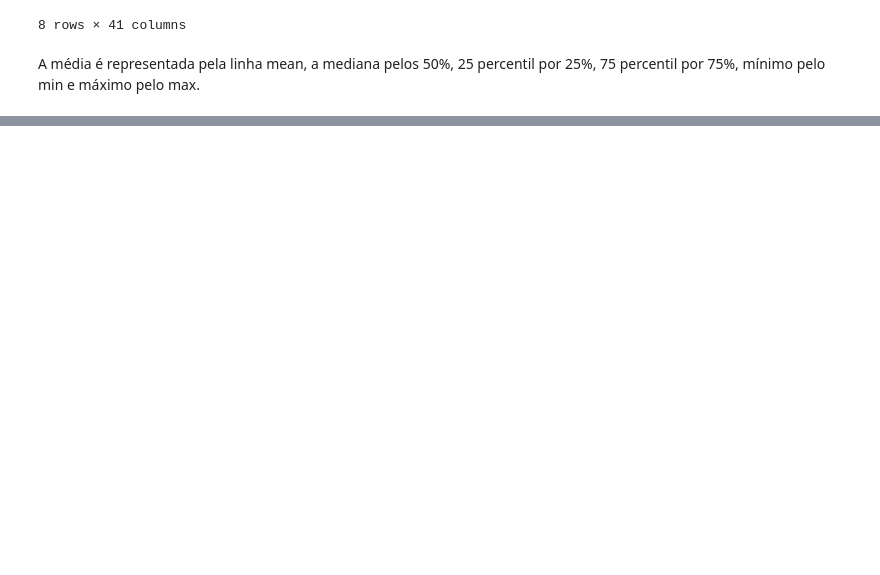
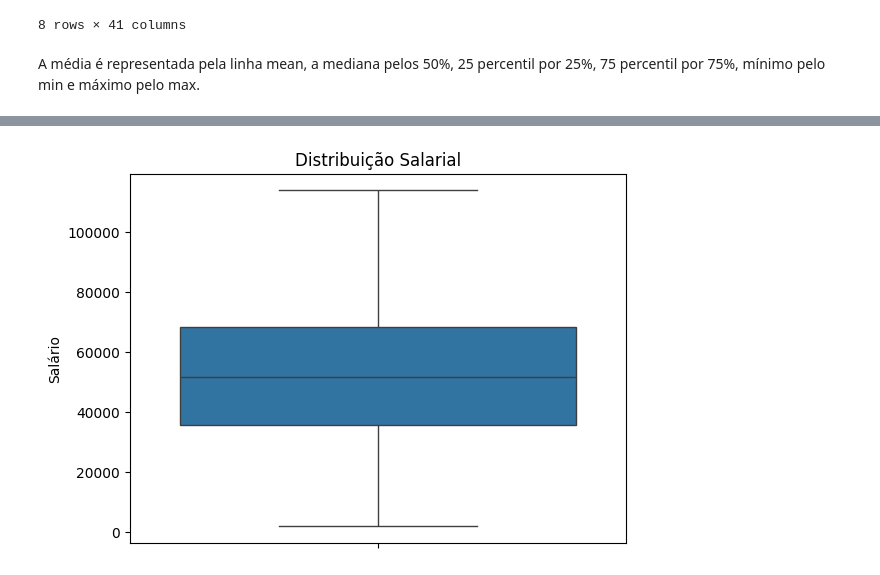
Before and after one commit to joaohsilva416/Desafio-Ifood, a Jupyter notebook: notebooks/Desafio Ifood.ipynb, the cells around one changed output, grey strips where cells are left out. Cells and saved outputs as stored; diff of their text form; code cells hidden in the pictures; blank space fills up the shorter version.

```diff
--- a/notebooks/Desafio Ifood.ipynb
+++ b/notebooks/Desafio Ifood.ipynb
@@ -213,0 +243,12 @@ A média é representada pela linha mean, a mediana pelos 50%, 25 percentil por
+# %%
+# Criando um boxplot
+sns.boxplot(df["Income"])
+
+# Criando as labels
+plt.ylabel("Salário")
+plt.title("Distribuição Salarial")
+
+# Exibindo o boxplot
+plt.show();
+# %% [output]
+[figure, added]
```
Also changed, not shown: parts of 10 cells of this notebook, 2 other files.
